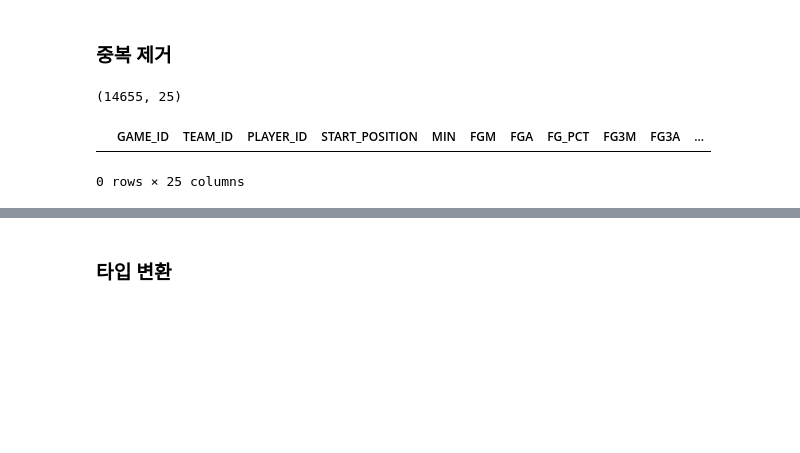
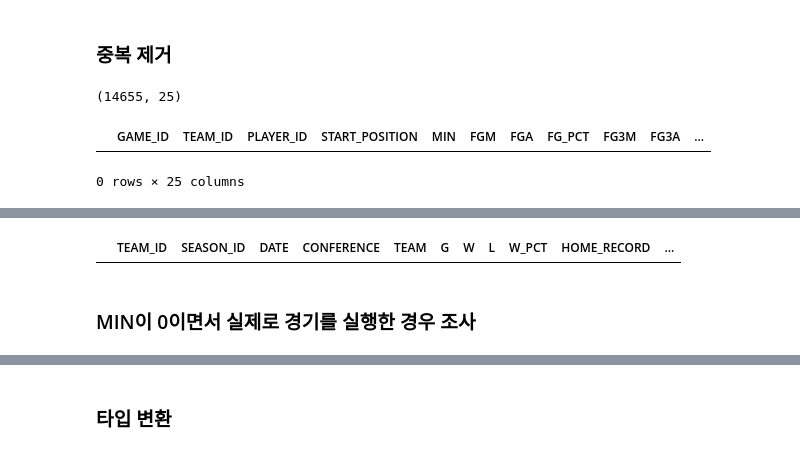
Before and after one commit to cye2020/Project1, a Jupyter notebook: src/preprocess.ipynb, the cells around one changed output, grey strips where cells are left out. Cells and saved outputs as stored; diff of their text form; code cells hidden in the pictures; blank space fills up the shorter version.

```diff
--- a/src/preprocess.ipynb
+++ b/src/preprocess.ipynb
@@ -120,4 +120,8 @@ games_season2022[games_season2022.duplicated(subset=['GAME_ID'])]
 # %% [output]
 |  | DATE | GAME_ID | HOME_TEAM_ID | VISITOR_TEAM_ID | SEASON | TEAM_ID_home | PTS_home | FG_PCT_home | ... |
 # %%
-ranking_season2022
+ranking_season2022[ranking_season2022.duplicated(subset=['TEAM_ID', 'DATE'])]
+# %% [output]
+|  | TEAM_ID | SEASON_ID | DATE | CONFERENCE | TEAM | G | W | L | W_PCT | HOME_RECORD | ... |
+# %% [markdown]
+### MIN이 0이면서 실제로 경기를 실행한 경우 조사
```
Also changed, not shown: parts of 35 cells of this notebook.
